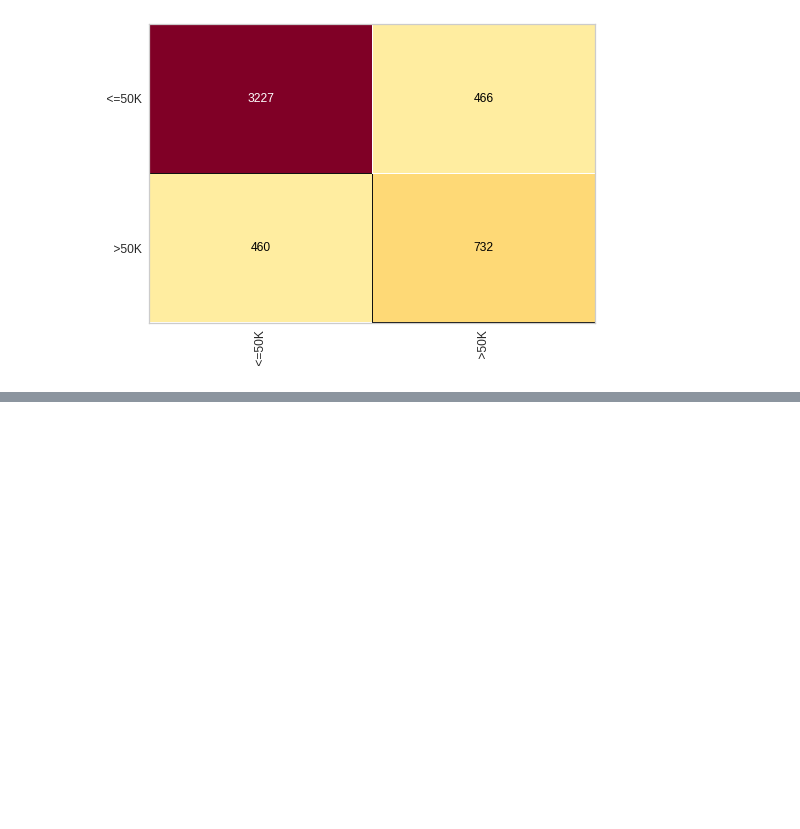
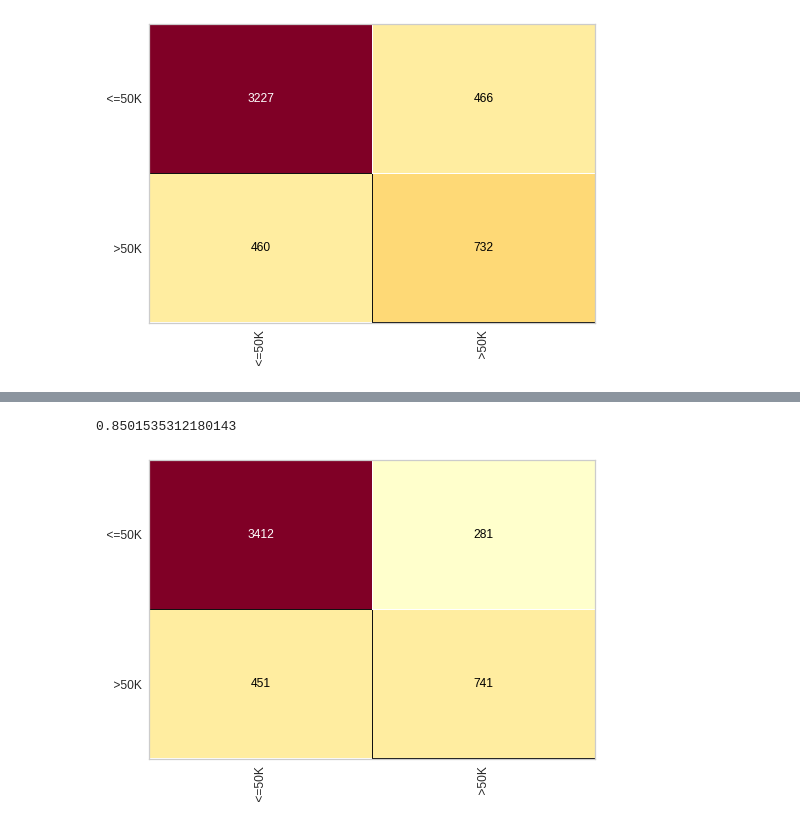
Before and after one commit to vasconcelosjean42/machine_learning-and-data-science-iaexpert, a Jupyter notebook: classificacao/aprendizagem_arvore_de_decisao.ipynb, the cells around one changed output, grey strips where cells are left out. Saved outputs shown, nothing was run; the diff lists cells and outputs as text; code cells hidden in the pictures; blank space fills up the shorter version.

```diff
--- a/classificacao/aprendizagem_arvore_de_decisao.ipynb
+++ b/classificacao/aprendizagem_arvore_de_decisao.ipynb
@@ -217,7 +217,7 @@ print(classification_report(y_census_teste, previsoes))
 weighted avg       0.81      0.81      0.81      4885
 # %%
 cm = ConfusionMatrix(arvore_census)
-cm.fit(X_census_treinamento, y_risco_credito)
+cm.fit(X_census_treinamento, y_census_treinamento)
 cm.score(X_census_teste, y_census_teste)
 # %% [output]
 0.8104401228249745
@@ -224,0 +310,3 @@ cm.score(X_census_teste, y_census_teste)
+# %%
+random_forest_census = RandomForestClassifier(n_estimators=200, criterion = "entropy", random_state=0)
+random_forest_census.fit(X_census_treinamento, y_census_treinamento)
@@ -224,0 +339,7 @@ cm.score(X_census_teste, y_census_teste)
+# %%
+cm = ConfusionMatrix(random_forest_census)
+cm.fit(X_census_treinamento, y_census_treinamento)
+cm.score(X_census_teste, y_census_teste)
+# %% [output]
+0.8501535312180143
+[figure, added]
```
Also changed, not shown: parts of 22 cells of this notebook.
